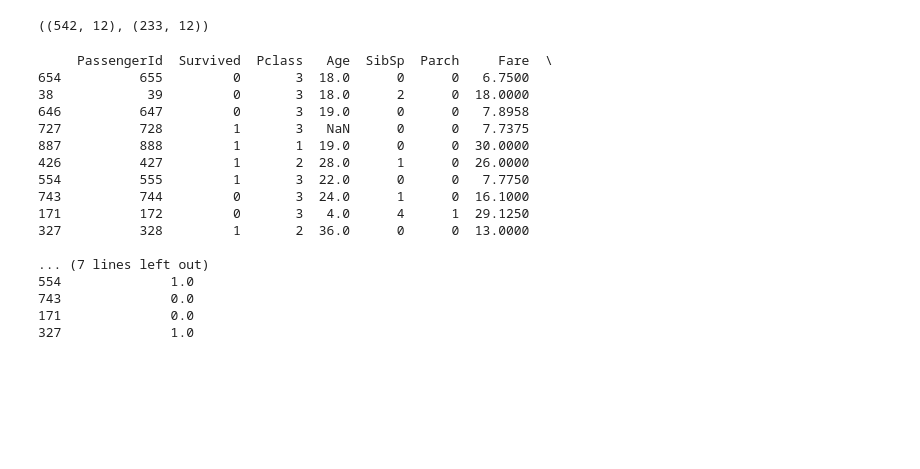
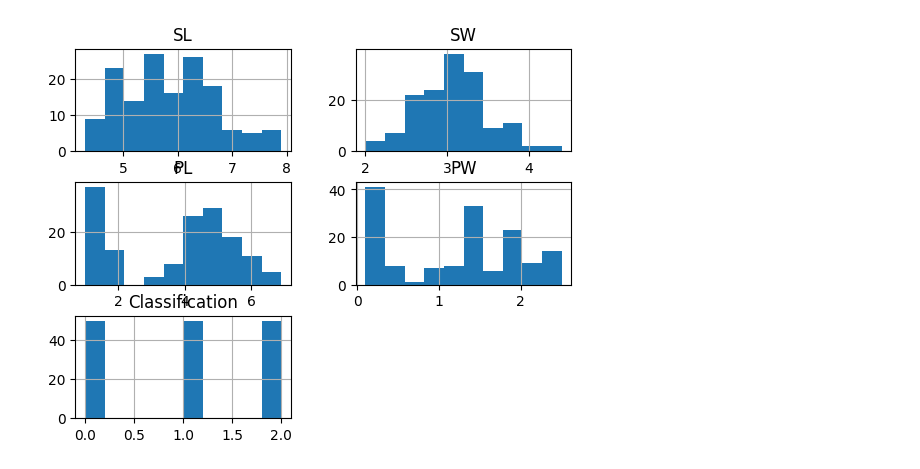
Before and after one commit to anusree-k-r/Anusree-K-R-works, a Jupyter notebook: Anusree_K_R_preprocessing_assignment.ipynb, the cells around one changed output. Saved outputs shown, nothing was run; the diff lists cells and outputs as text; code cells hidden in the pictures; blank space fills up the shorter version.

```diff
--- a/Anusree_K_R_preprocessing_assignment.ipynb
+++ b/Anusree_K_R_preprocessing_assignment.ipynb
@@ -28,2 +18,0 @@ data
-# %%
-data.set_index('PassengerId', drop=True, append=False, inplace= False, verify_integrity=False)
@@ -123,4 +33,0 @@ SyntaxError: ignored
-# %%
-data['Age'] = data['Age'].fillna(data['Age']).median()
-# %%
-data['Cabin'] = data['Cabin'].fillna("unknown")
@@ -134,2 +33,0 @@ Name: Embarked, dtype: int64
-# %%
-data['Embarked'] = data['Embarked'].fillna("S")
@@ -330,5 +33,0 @@ from sklearn.model_selection import train_test_split
-# %%
-X_train, X_test, y_train, y_test = train_test_split(data, data, test_size=0.3, random_state=0)
-X_train.shape, X_test.shape
-# %% [output]
-((542, 12), (233, 12))
@@ -337,23 +34,5 @@ X_train = X_train.drop(['Name','Sex','Ticket','Cabin','Embarked'] , axis=1)
-# %%
-mms = MinMaxScaler().fit(X_train[['Survived']])
-X_train_copy = X_train.copy(deep=True)
-X_train_copy['Survived_minmax'] = mms.transform(X_train_copy[['Survived']])
-print(X_train_copy.head(10))
-# %% [output]
-     PassengerId  Survived  Pclass   Age  SibSp  Parch     Fare  \
-654          655         0       3  18.0      0      0   6.7500
-38            39         0       3  18.0      2      0  18.0000
-646          647         0       3  19.0      0      0   7.8958
-727          728         1       3   NaN      0      0   7.7375
-887          888         1       1  19.0      0      0  30.0000
-426          427         1       2  28.0      1      0  26.0000
-554          555         1       3  22.0      0      0   7.7750
-743          744         0       3  24.0      1      0  16.1000
-171          172         0       3   4.0      4      1  29.1250
-327          328         1       2  36.0      0      0  13.0000
-
-... (7 lines left out)
-554              1.0
-743              0.0
-171              0.0
-327              1.0
+# %%
+data.hist()
+plt.show()
+# %% [output]
+[figure, added]
```
Also changed, not shown: parts of 110 cells of this notebook.
